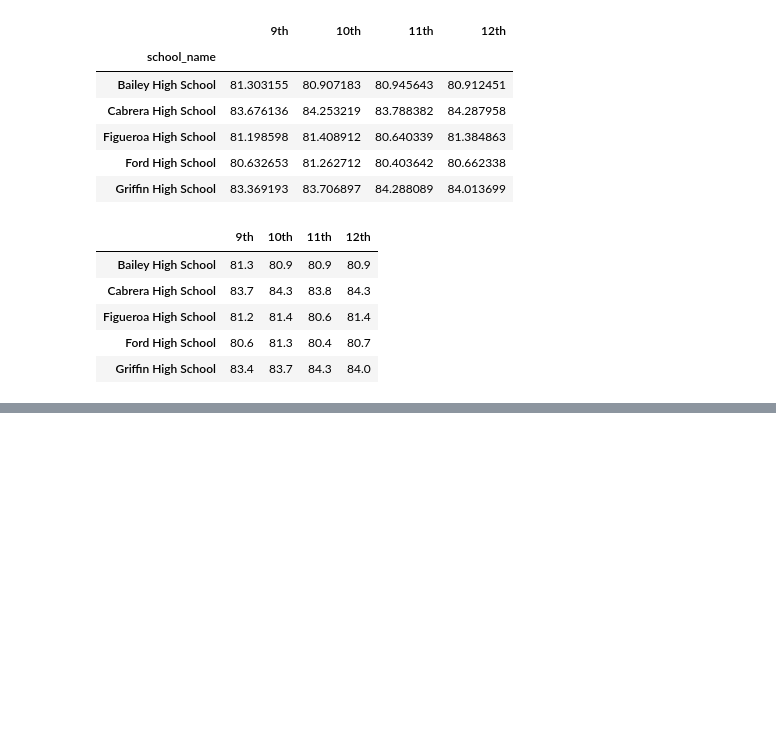
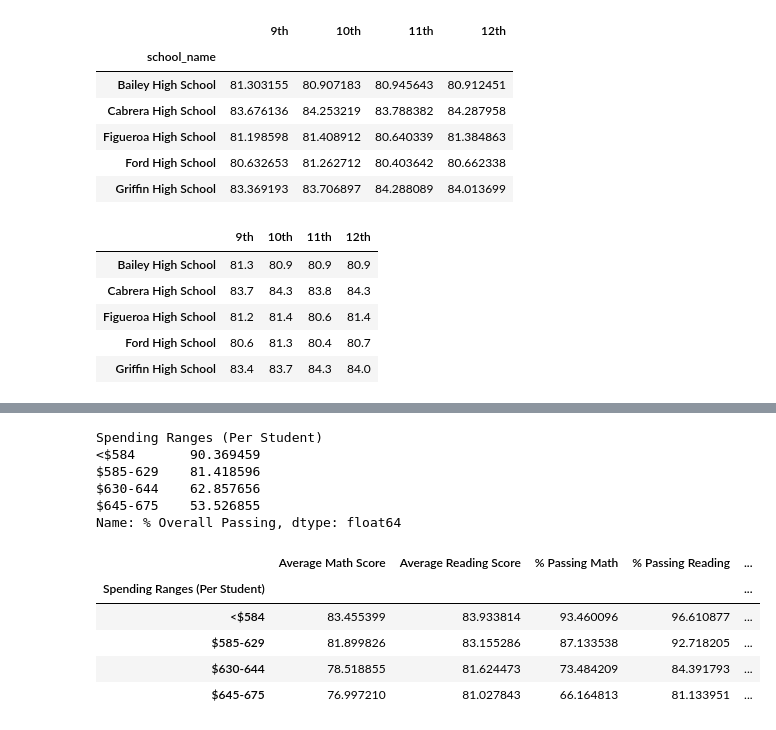
Before and after one commit to svmanohar/School_District_Analysis, a Jupyter notebook: PyCitySchools.ipynb, the cells around one changed output, grey strips where cells are left out. Cells and saved outputs as stored; diff of their text form; code cells hidden in the pictures; blank space fills up the shorter version.

Commit message:
Added school spending range analysis

```diff
--- a/PyCitySchools.ipynb
+++ b/PyCitySchools.ipynb
@@ -773,0 +875,7 @@ reading_scores_by_grade.head()
+# %%
+# Adding the spending bins to our summary DataFrame -------
+# Categorize spending based on the bins.
+# The third argument for the cut() function is for labels. We can pass the group_names list to this argument, which will correspond 1:1 since there's four bins and four labels
+per_school_summary_df["Spending Ranges (Per Student)"] = pd.cut(per_school_capita, spending_bins, labels=group_names)
+
+per_school_summary_df
@@ -773,0 +899,41 @@ reading_scores_by_grade.head()
+# %%
+# We will create five new DataFrames which are indexed and grouped by our newly added bins, to find some remaining statistics
+# The mean() function will find the average of the values in each bin
+
+# Calculate averages for the desired columns.
+spending_math_scores = per_school_summary_df.groupby(["Spending Ranges (Per Student)"]).mean()["Average Math Score"]
+
+spending_reading_scores = per_school_summary_df.groupby(["Spending Ranges (Per Student)"]).mean()["Average Reading Score"]
+
+spending_passing_math = per_school_summary_df.groupby(["Spending Ranges (Per Student)"]).mean()["% Passing Math"]
+
+spending_passing_reading = per_school_summary_df.groupby(["Spending Ranges (Per Student)"]).mean()["% Passing Reading"]
+
+overall_passing_spending = per_school_summary_df.groupby(["Spending Ranges (Per Student)"]).mean()["% Overall Passing"]
+
+overall_passing_spending
+# %% [output]
+Spending Ranges (Per Student)
+<$584       90.369459
+$585-629    81.418596
+$630-644    62.857656
+$645-675    53.526855
+Name: % Overall Passing, dtype: float64
+# %%
+# Assembling our last DataFrame, again casting each column name as a key and each Series as a value
+
+spending_summary_df = pd.DataFrame({
+          "Average Math Score" : spending_math_scores,
+          "Average Reading Score": spending_reading_scores,
+          "% Passing Math": spending_passing_math,
+          "% Passing Reading": spending_passing_reading,
+          "% Overall Passing": overall_passing_spending})
+
+spending_summary_df
+# %% [output]
+|  | Average Math Score | Average Reading Score | % Passing Math | % Passing Reading | ... |
+| Spending Ranges (Per Student) |  |  |  |  | ... |
+| <$584 | 83.455399 | 83.933814 | 93.460096 | 96.610877 | ... |
+| $585-629 | 81.899826 | 83.155286 | 87.133538 | 92.718205 | ... |
+| $630-644 | 78.518855 | 81.624473 | 73.484209 | 84.391793 | ... |
+| $645-675 | 76.997210 | 81.027843 | 66.164813 | 81.133951 | ... |
```
Also changed, not shown: parts of 8 cells of this notebook.
